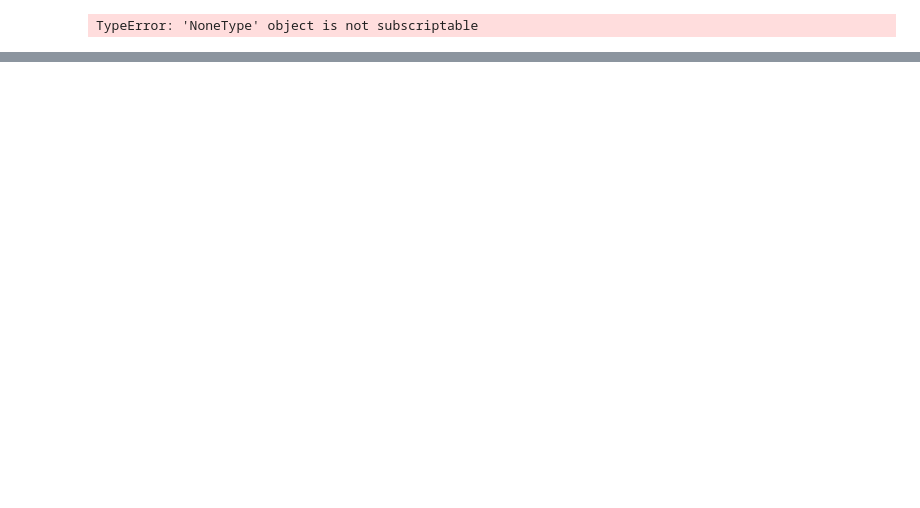
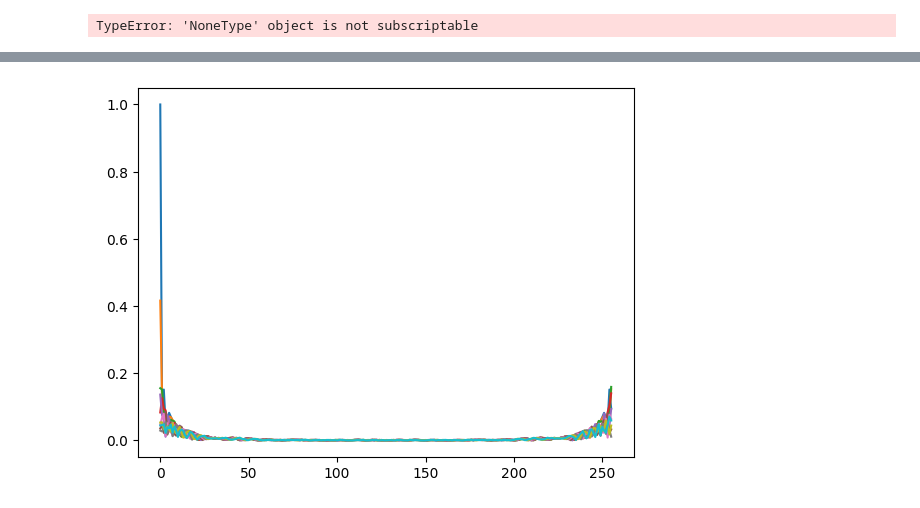
Before and after one commit to GabrielVandersippe/5--Tomographie, a Jupyter notebook: X-Ray Tomography.ipynb, the cells around one changed output, grey strips where cells are left out. Cells and saved outputs as stored; diff of their text form; code cells hidden in the pictures; blank space fills up the shorter version.

```diff
--- a/X-Ray Tomography.ipynb
+++ b/X-Ray Tomography.ipynb
@@ -283,0 +320,7 @@ TypeError: 'NoneType' object is not subscriptable
+# %%
+Imfft = np.abs(np.fft.fft2(image))
+Imfft = Imfft/np.max(Imfft)
+for i in range(10):
+    plt.plot(Imfft[:, i])
+# %% [output]
+[figure, added]
```
Also changed, not shown: parts of 6 cells of this notebook.
